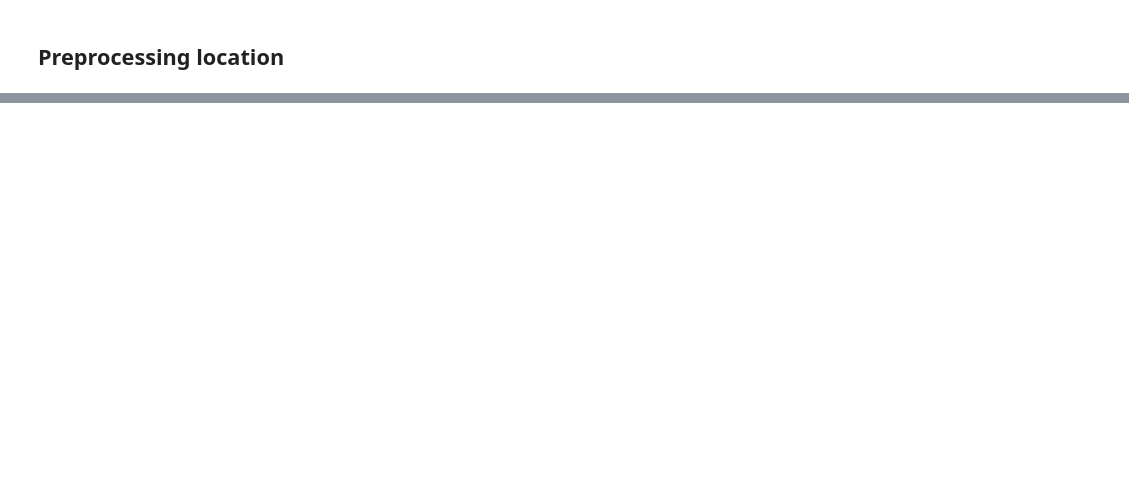
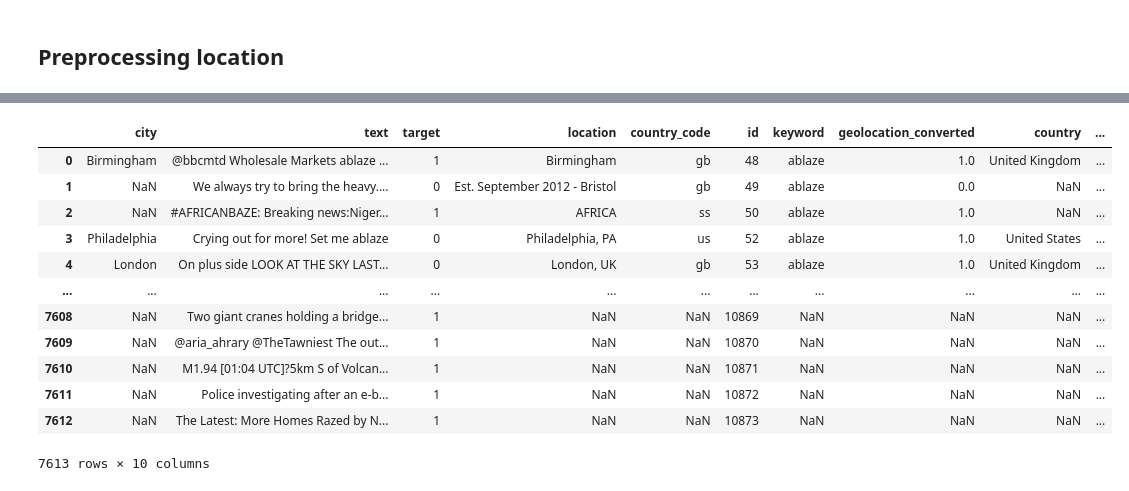
Before and after one commit to ramizouari/nlp-disaster-tweets, a Jupyter notebook: disaster_tweets.ipynb, the cells around one changed output, grey strips where cells are left out. Saved outputs shown, nothing was run; the diff lists cells and outputs as text; code cells hidden in the pictures; blank space fills up the shorter version.

```diff
--- a/disaster_tweets.ipynb
+++ b/disaster_tweets.ipynb
@@ -172,0 +135,3 @@ featuretest_data=pd.read_pickle("location.pkl")
+# %%
+train_data_without_location = train_data[train_data["location"].isna()]
+train_data_without_location
@@ -172,0 +152,22 @@ featuretest_data=pd.read_pickle("location.pkl")
+# %%
+# Concatenate dataframe without location + preprocessing location (executed only on existing locations)
+all_columns = set(featuretest_data.columns).union(train_data_without_location.columns)
+
+# Concatenate dataframes and fill missing values with None
+train_data_preprocessed_location = pd.concat([featuretest_data.reindex(columns=all_columns),
+                             train_data_without_location.reindex(columns=all_columns)], ignore_index=True)
+train_data_preprocessed_location
+# %% [output]
+|  | city | text | target | location | country_code | id | keyword | geolocation_converted | country | ... |
+| 0 | Birmingham | @bbcmtd Wholesale Markets ablaze ... | 1 | Birmingham | gb | 48 | ablaze | 1.0 | United Kingdom | ... |
+| 1 | NaN | We always try to bring the heavy.... | 0 | Est. September 2012 - Bristol | gb | 49 | ablaze | 0.0 | NaN | ... |
+| 2 | NaN | #AFRICANBAZE: Breaking news:Niger... | 1 | AFRICA | ss | 50 | ablaze | 1.0 | NaN | ... |
+| 3 | Philadelphia | Crying out for more! Set me ablaze | 0 | Philadelphia, PA | us | 52 | ablaze | 1.0 | United States | ... |
+| 4 | London | On plus side LOOK AT THE SKY LAST... | 0 | London, UK | gb | 53 | ablaze | 1.0 | United Kingdom | ... |
+| ... | ... | ... | ... | ... | ... | ... | ... | ... | ... | ... |
+| 7608 | NaN | Two giant cranes holding a bridge... | 1 | NaN | NaN | 10869 | NaN | NaN | NaN | ... |
+| 7609 | NaN | @aria_ahrary @TheTawniest The out... | 1 | NaN | NaN | 10870 | NaN | NaN | NaN | ... |
+| 7610 | NaN | M1.94 [01:04 UTC]?5km S of Volcan... | 1 | NaN | NaN | 10871 | NaN | NaN | NaN | ... |
+| 7611 | NaN | Police investigating after an e-b... | 1 | NaN | NaN | 10872 | NaN | NaN | NaN | ... |
+| 7612 | NaN | The Latest: More Homes Razed by N... | 1 | NaN | NaN | 10873 | NaN | NaN | NaN | ... |
+7613 rows × 10 columns
```
Also changed, not shown: parts of 17 cells of this notebook, 1 other file.
